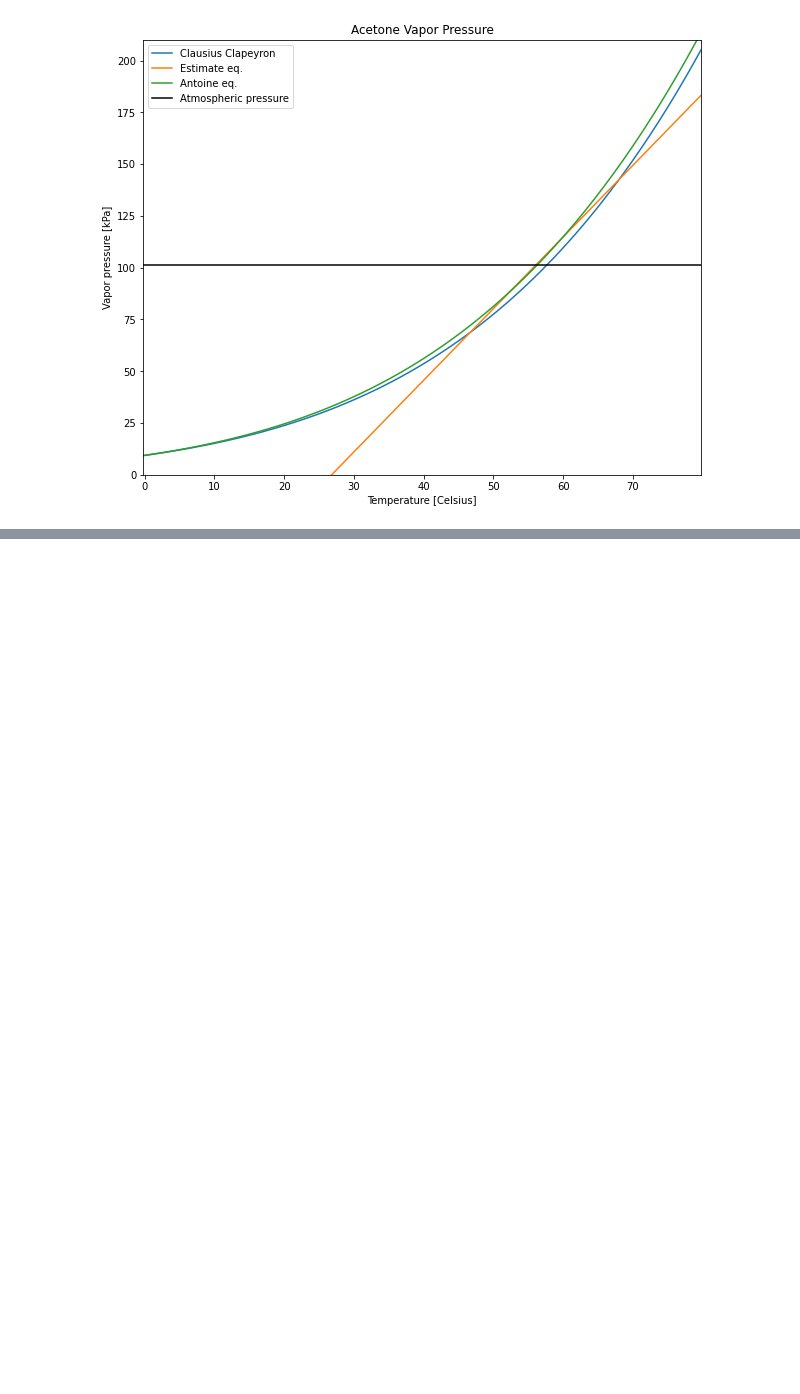
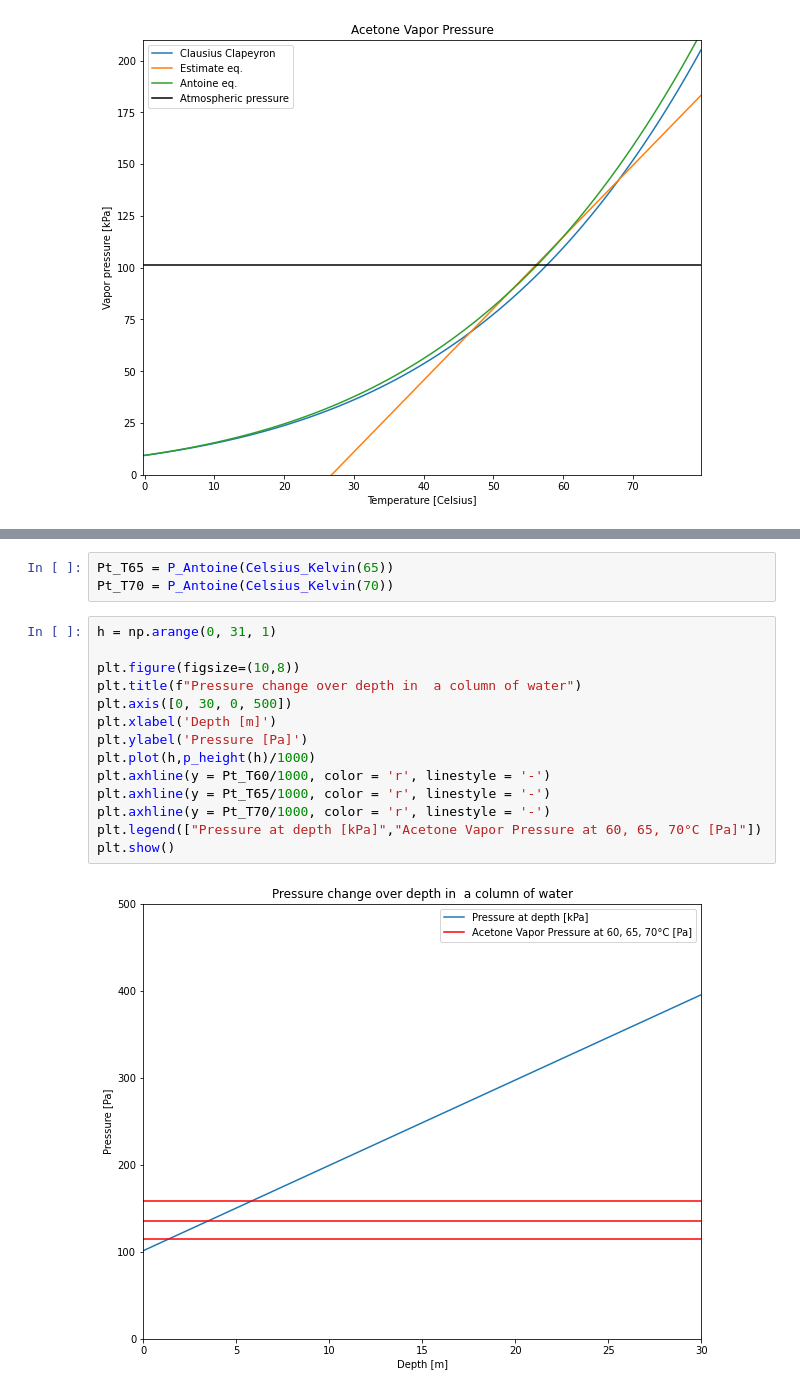
Before and after one commit to biosustain/CO2_fixation_models, a Jupyter notebook: Scripts/S3C_ActnBoilingPointByDepth.ipynb, the cells around one changed output, grey strips where cells are left out. Saved outputs shown, nothing was run; the diff lists cells and outputs as text; blank space fills up the shorter version.

```diff
--- a/Scripts/S3C_ActnBoilingPointByDepth.ipynb
+++ b/Scripts/S3C_ActnBoilingPointByDepth.ipynb
@@ -108,0 +140,19 @@ plt.show()
+# %%
+Pt_T65 = P_Antoine(Celsius_Kelvin(65))
+Pt_T70 = P_Antoine(Celsius_Kelvin(70))
+# %%
+h = np.arange(0, 31, 1)
+
+plt.figure(figsize=(10,8))
+plt.title(f"Pressure change over depth in  a column of water")
+plt.axis([0, 30, 0, 500])
+plt.xlabel('Depth [m]')
+plt.ylabel('Pressure [Pa]')
+plt.plot(h,p_height(h)/1000)
+plt.axhline(y = Pt_T60/1000, color = 'r', linestyle = '-')
+plt.axhline(y = Pt_T65/1000, color = 'r', linestyle = '-')
+plt.axhline(y = Pt_T70/1000, color = 'r', linestyle = '-')
+plt.legend(["Pressure at depth [kPa]","Acetone Vapor Pressure at 60, 65, 70°C [Pa]"])
+plt.show()
+# %% [output]
+[figure, added]
```
Also changed, not shown: parts of 6 cells of this notebook, 1 other file.
